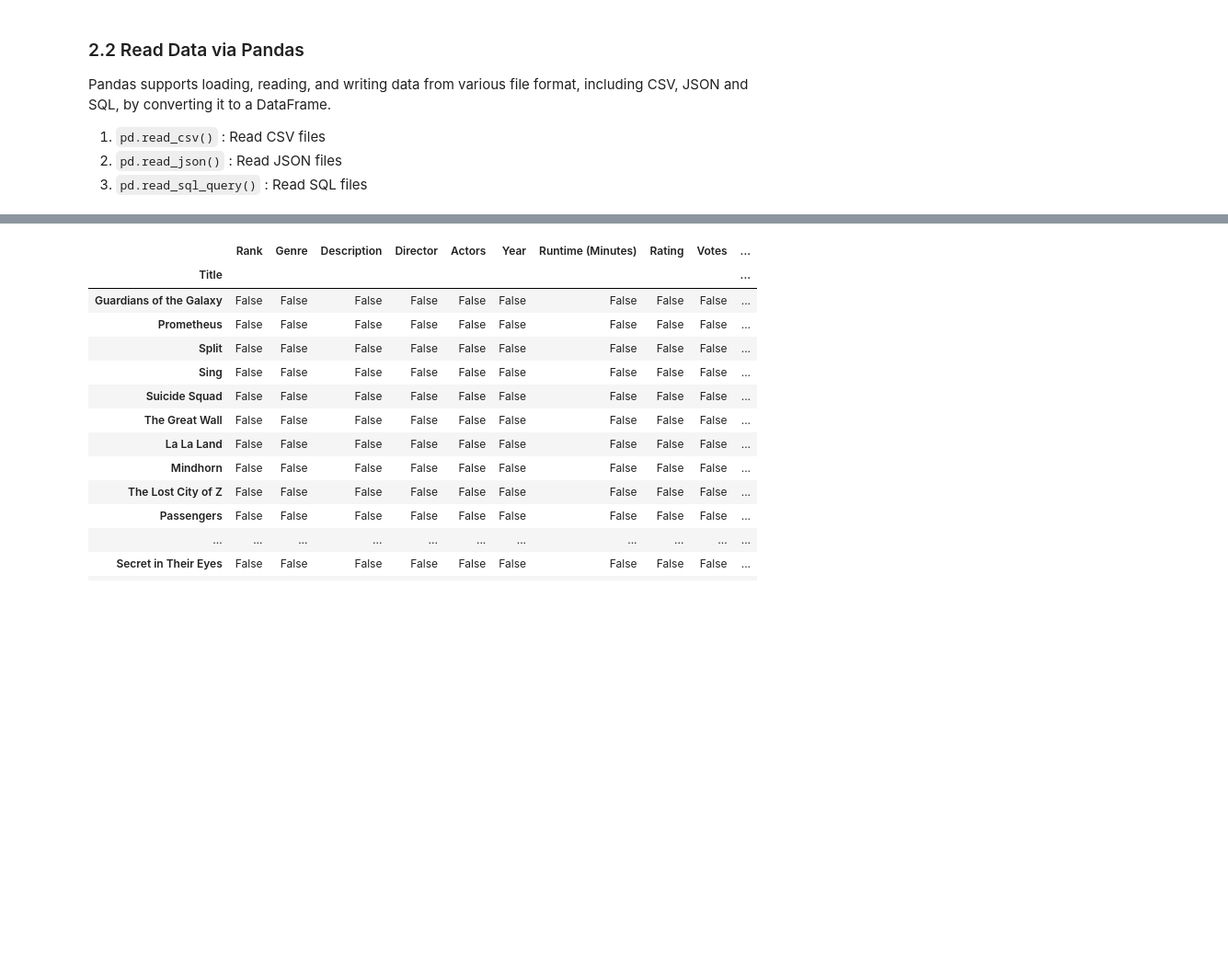
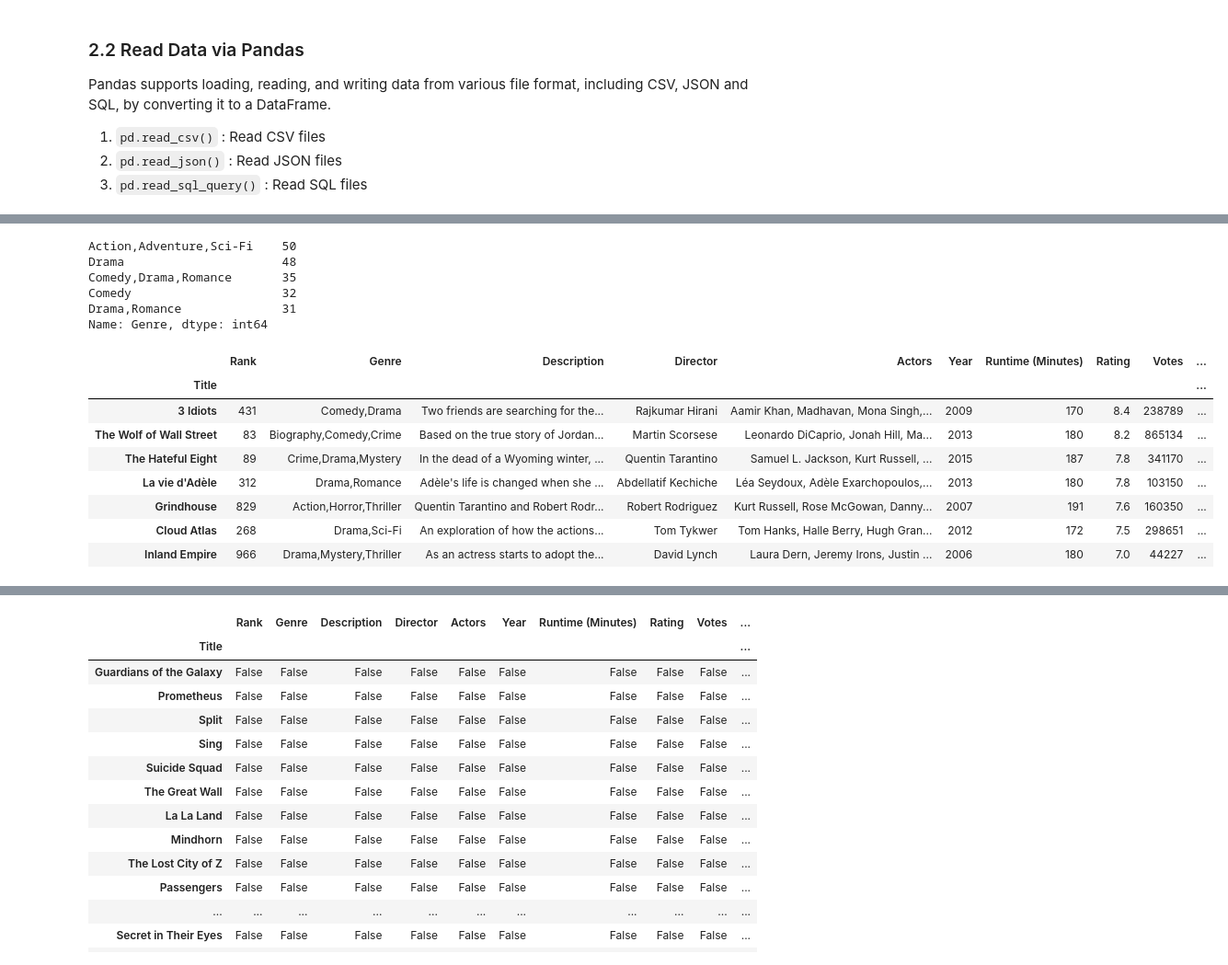
Before and after one commit to UCLAIS/Machine-Learning-Tutorials, a Jupyter notebook: notebooks/Session01-Pandas.ipynb, the cells around one changed output, grey strips where cells are left out. Shown at 92% size. Drawn from its saved outputs; the diff is of its cells as text; code cells hidden in the pictures; blank space fills up the shorter version.

```diff
--- a/notebooks/Session01-Pandas.ipynb
+++ b/notebooks/Session01-Pandas.ipynb
@@ -277 +340,24 @@ movie[movie['Runtime (Minutes)'] <= 120]
+# %%
+# The value_counts() function is used to get a Series containing counts of unique values
+movie['Genre'].value_counts().head()
+# %% [output]
+Action,Adventure,Sci-Fi    50
+Drama                      48
+Comedy,Drama,Romance       35
+Comedy                     32
+Drama,Romance              31
+Name: Genre, dtype: int64
+# %%
+# This is called a "Masking Operation"
+movie[movie['Runtime (Minutes)'] >= 170].sort_values(by="Rating", ascending=False)
+# %% [output]
+|  | Rank | Genre | Description | Director | Actors | Year | Runtime (Minutes) | Rating | Votes | ... |
+| Title |  |  |  |  |  |  |  |  |  | ... |
+| 3 Idiots | 431 | Comedy,Drama | Two friends are searching for the... | Rajkumar Hirani | Aamir Khan, Madhavan, Mona Singh,... | 2009 | 170 | 8.4 | 238789 | ... |
+| The Wolf of Wall Street | 83 | Biography,Comedy,Crime | Based on the true story of Jordan... | Martin Scorsese | Leonardo DiCaprio, Jonah Hill, Ma... | 2013 | 180 | 8.2 | 865134 | ... |
+| The Hateful Eight | 89 | Crime,Drama,Mystery | In the dead of a Wyoming winter, ... | Quentin Tarantino | Samuel L. Jackson, Kurt Russell, ... | 2015 | 187 | 7.8 | 341170 | ... |
+| La vie d'Adèle | 312 | Drama,Romance | Adèle's life is changed when she ... | Abdellatif Kechiche | Léa Seydoux, Adèle Exarchopoulos,... | 2013 | 180 | 7.8 | 103150 | ... |
+| Grindhouse | 829 | Action,Horror,Thriller | Quentin Tarantino and Robert Rodr... | Robert Rodriguez | Kurt Russell, Rose McGowan, Danny... | 2007 | 191 | 7.6 | 160350 | ... |
+| Cloud Atlas | 268 | Drama,Sci-Fi | An exploration of how the actions... | Tom Tykwer | Tom Hanks, Halle Berry, Hugh Gran... | 2012 | 172 | 7.5 | 298651 | ... |
+| Inland Empire | 966 | Drama,Mystery,Thriller | As an actress starts to adopt the... | David Lynch | Laura Dern, Jeremy Irons, Justin ... | 2006 | 180 | 7.0 | 44227 | ... |
 # %%
```
Also changed, not shown: parts of 42 cells of this notebook, 1 other file.
